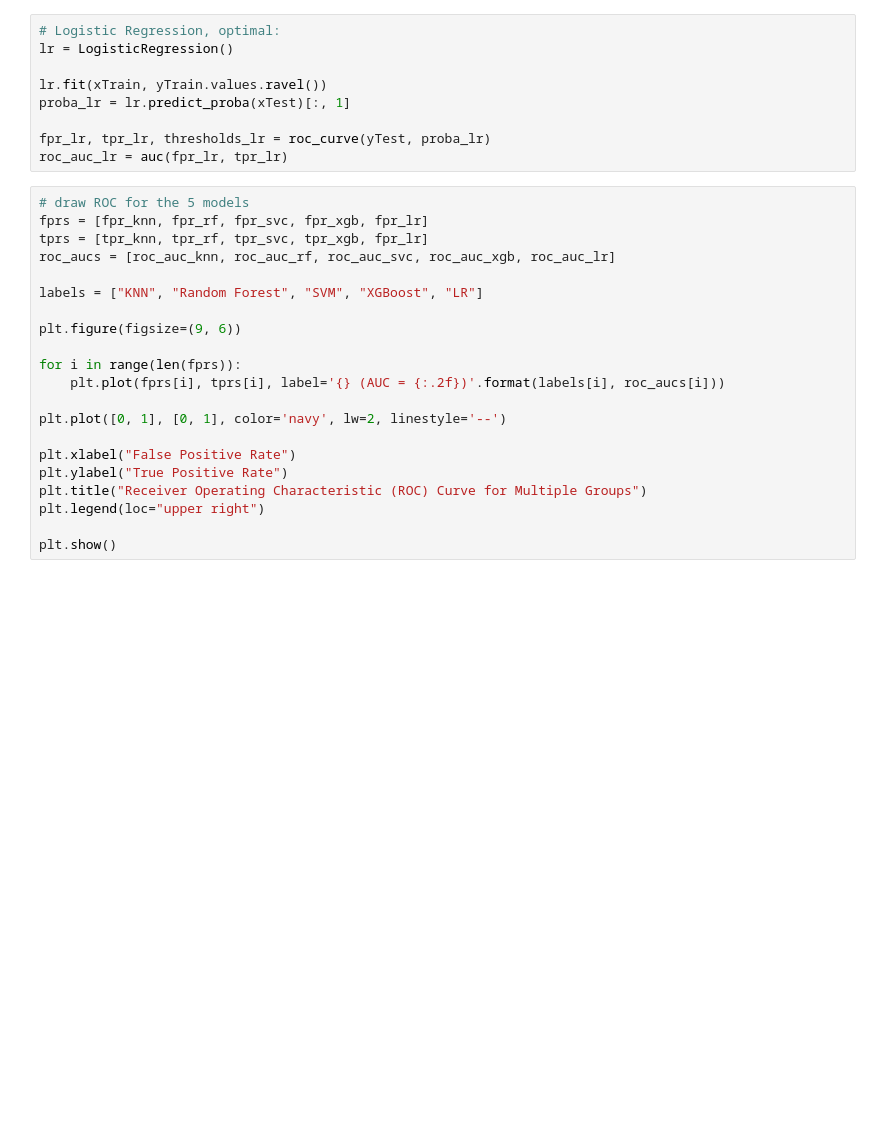
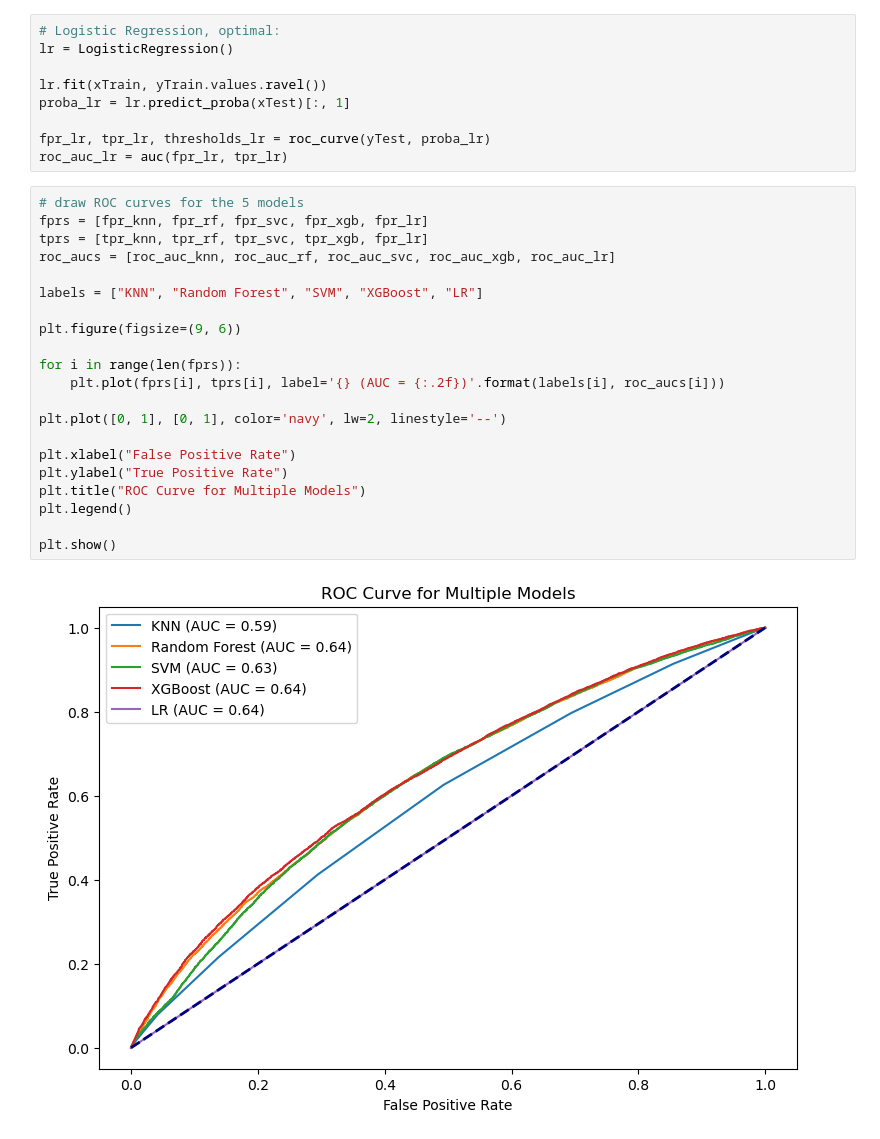
Before and after one commit to SichenLiu111/CS334FinalProjectCode, a Jupyter notebook: draw_roc.ipynb, the cells around one changed output. Cells and saved outputs as stored; diff of their text form; blank space fills up the shorter version.

```diff
--- a/draw_roc.ipynb
+++ b/draw_roc.ipynb
@@ -70,23 +70,25 @@ proba_lr = lr.predict_proba(xTest)[:, 1]
 fpr_lr, tpr_lr, thresholds_lr = roc_curve(yTest, proba_lr)
 roc_auc_lr = auc(fpr_lr, tpr_lr)
 # %%
-# draw ROC for the 5 models
+# draw ROC curves for the 5 models
 fprs = [fpr_knn, fpr_rf, fpr_svc, fpr_xgb, fpr_lr]
 tprs = [tpr_knn, tpr_rf, tpr_svc, tpr_xgb, fpr_lr]
 roc_aucs = [roc_auc_knn, roc_auc_rf, roc_auc_svc, roc_auc_xgb, roc_auc_lr]
 
 labels = ["KNN", "Random Forest", "SVM", "XGBoost", "LR"]
 
 plt.figure(figsize=(9, 6))
 
 for i in range(len(fprs)):
     plt.plot(fprs[i], tprs[i], label='{} (AUC = {:.2f})'.format(labels[i], roc_aucs[i]))
 
 plt.plot([0, 1], [0, 1], color='navy', lw=2, linestyle='--')
 
 plt.xlabel("False Positive Rate")
 plt.ylabel("True Positive Rate")
-plt.title("Receiver Operating Characteristic (ROC) Curve for Multiple Groups")
-plt.legend(loc="upper right")
+plt.title("ROC Curve for Multiple Models")
+plt.legend()
 
 plt.show()
+# %% [output]
+[figure, added]
```
